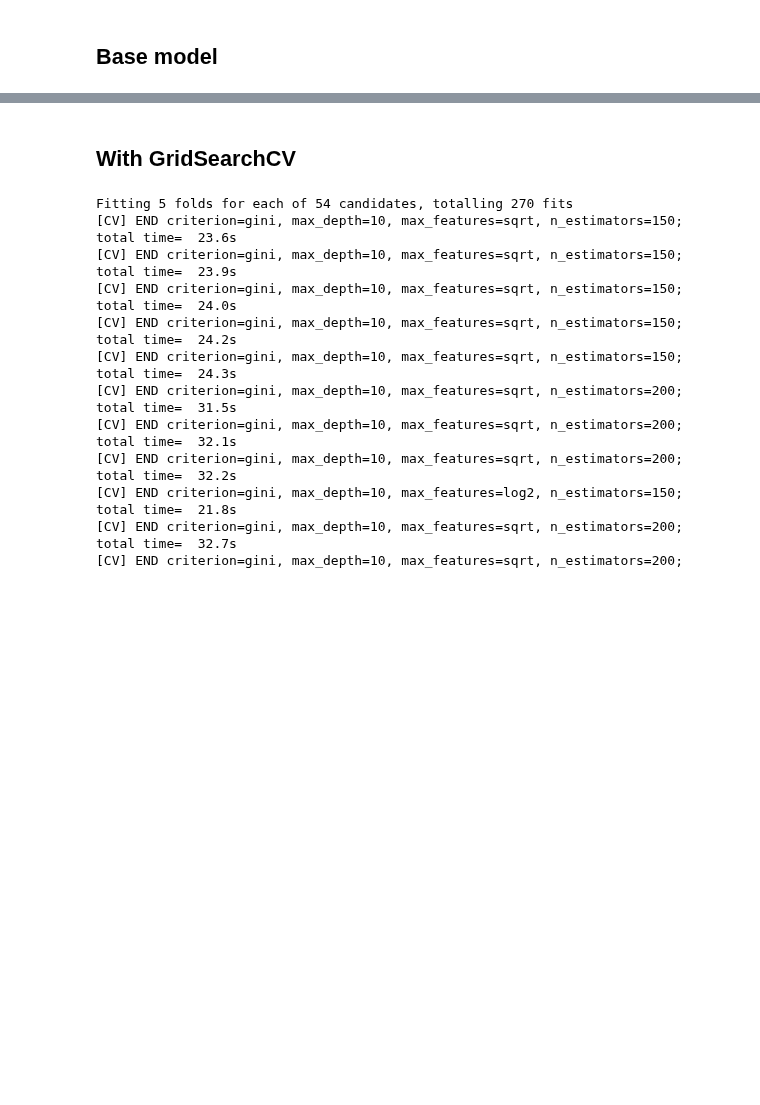
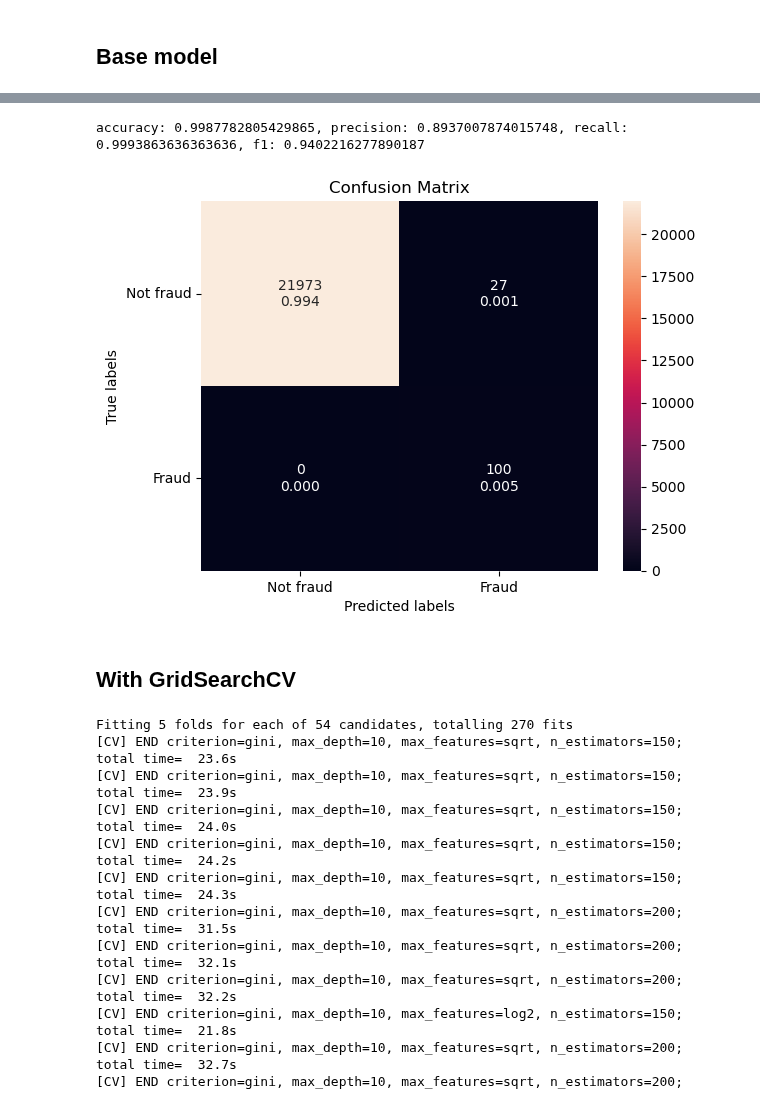
Before and after one commit to annccyn/dsa4263_project, a Jupyter notebook: src/sampling_encoding_example.ipynb, the cells around one changed output, grey strips where cells are left out. Drawn from its saved outputs; the diff is of its cells as text; code cells hidden in the pictures; blank space fills up the shorter version.

Commit message:
Add RFECV

```diff
--- a/src/sampling_encoding_example.ipynb
+++ b/src/sampling_encoding_example.ipynb
@@ -96,0 +147,20 @@ X_test_lasso = X_test_ohe.loc[:, selected_features]
+# %%
+# Run RFECV again on selected features to further narrow down to more precise number of features
+
+top_features = np.where(rfecv_estimate.support_)[0]
+X_rfecv_estimate = X_train_ohe.iloc[:, top_features]
+
+rfecv_fine = RFECV(estimator=model,
+    step=5,
+    min_features_to_select=5,
+    cv=5,
+    scoring="f1",
+    n_jobs=-1,
+    verbose = 2)
+rfecv_fine.fit(X_rfecv_estimate, y_train_smote)
+
+print(f"Optimal number of features: {rfecv_fine.n_features_}")
+
+selected_columns = rfecv_fine.get_feature_names_out()
+X_train_rfecv = X_train_ohe[selected_columns]
+X_test_rfecv = X_test_ohe[selected_columns]
@@ -170,3 +267,38 @@ accuracy: 0.9994117647058823, precision: 0.9424778761061947, recall: 0.999704545
+# %%
+# Running with RFECV instead
+
+clf = RandomForestClassifier(max_depth=6, random_state=123)
+clf.fit(X_train_rfecv, y_train_smote)
+
+# Use trained model to make predictions on test data
+y_pred = clf.predict(X_test_rfecv)
+# Evaluate performance
+print(f"accuracy: {accuracy_score(y_test, y_pred)}, precision: {precision_score(y_test, y_pred, average='macro', zero_division = 0.0)}, recall: {recall_score(y_test, y_pred, average='macro')}, f1: {f1_score(y_test, y_pred, average='macro', zero_division = 0.0)}")
+
+
+ax= plt.subplot()
+cm = confusion_matrix(y_test, y_pred)
+
+# Format text in boxes
+group_counts = ["{0:g}".format(value) for value in
+                cm.flatten()]
+group_percentages = ["{0:.3f}".format(value) for value in
+                     cm.flatten()/np.sum(cm)]
+values = [f"{v1}\n{v2}" for v1, v2 in
+          zip(group_counts,group_percentages)]
+values = np.asarray(values).reshape(2, 2)
+
+# Plot confusion matrix
+sns.heatmap(cm, annot=values, fmt='')
+
+ax.set_xlabel('Predicted labels');ax.set_ylabel('True labels');
+ax.set_title('Confusion Matrix');
+ax.xaxis.set_ticklabels(['Not fraud', 'Fraud']);
+ax.yaxis.set_ticklabels(['Not fraud', 'Fraud'], rotation = 0)
+plt.show()
+# %% [output]
+accuracy: 0.9987782805429865, precision: 0.8937007874015748, recall: 0.9993863636363636, f1: 0.9402216277890187
+[figure, added]
 # %% [markdown]
 ## With GridSearchCV
 # %%
```
Also changed, not shown: parts of 13 cells of this notebook.
